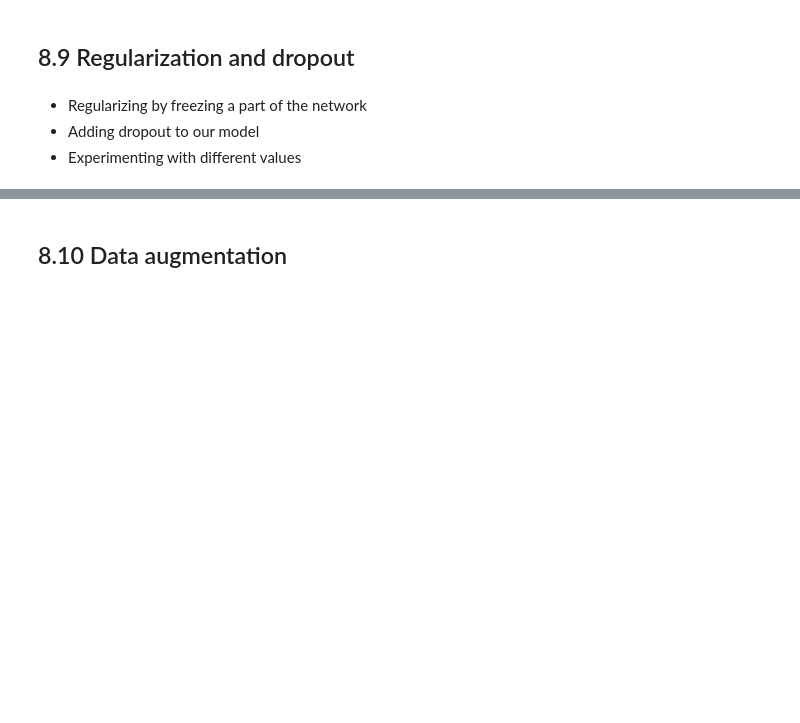
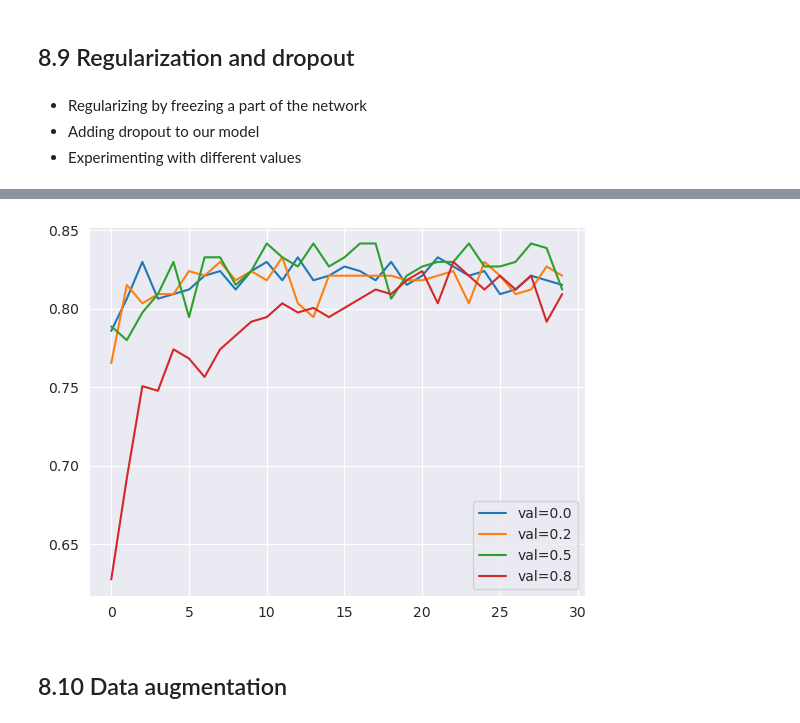
Before and after one commit to joweyel/ml-zoomcamp-material, a Jupyter notebook: 08-neural-networks-and-deep-learning/code/section8-notebook.ipynb, the cells around one changed output, grey strips where cells are left out. Cells and saved outputs as stored; diff of their text form; code cells hidden in the pictures; blank space fills up the shorter version.

```diff
--- a/08-neural-networks-and-deep-learning/code/section8-notebook.ipynb
+++ b/08-neural-networks-and-deep-learning/code/section8-notebook.ipynb
@@ -598,0 +627,23 @@ Adding an extra layer led to some improvement (`val_accuracy`$\approx0.84$) comp
+# %%
+# Training the model with different dropout-probabilities
+
+lr = 0.001
+size_inner = 100
+epochs = 30
+scores = {}
+DROPRATES = [0.0, 0.2, 0.5, 0.8]
+
+for droprate in DROPRATES:
+    print(f"droprate = {droprate}")
+    model = make_model(
+        learning_rate=lr,
+        size_inner=size_inner,
+        droprate=droprate
+    )
+    history = model.fit(
+        train_ds,
+        epochs=epochs,
+        validation_data=val_ds
+    )
+    scores[droprate] = history.history
+    print("\n\n")
@@ -599,3 +668,10 @@ Adding an extra layer led to some improvement (`val_accuracy`$\approx0.84$) comp
+# %%
+for droprate, hist in scores.items():
+    plt.plot(hist["val_accuracy"], label=f"val={droprate}")
+plt.legend()
+plt.show()
+# %% [output]
+[figure, added]
 # %% [markdown]
 ## 8.10 Data augmentation
 # %% [markdown]
```
Also changed, not shown: parts of 7 cells of this notebook, 2 other files.
